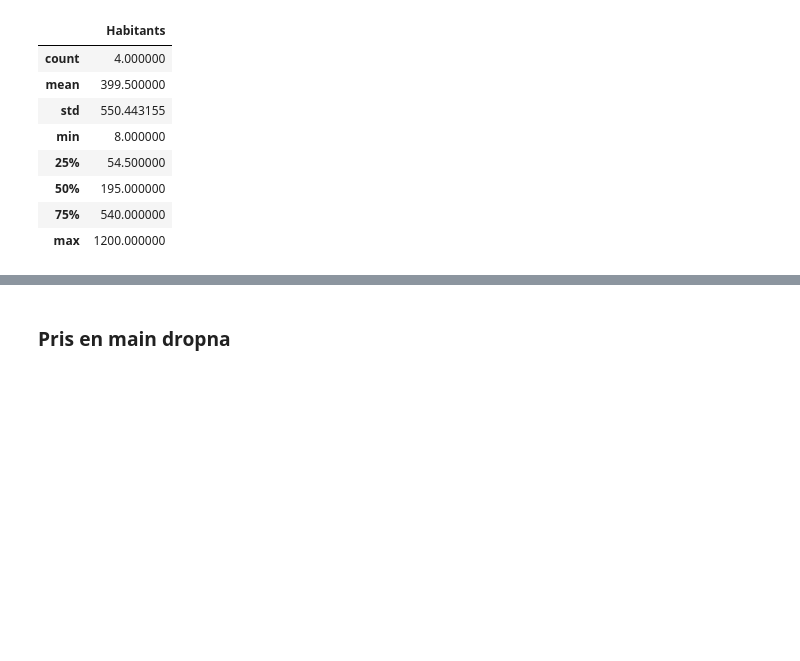
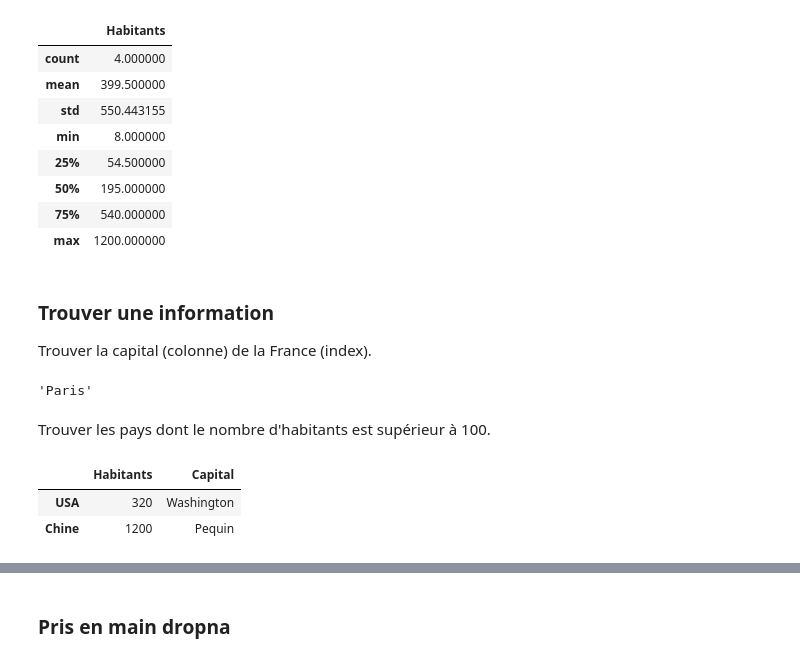
Before and after one commit to mkirschpin/CoursPython, a Jupyter notebook: solutions/Premier.ipynb, the cells around one changed output, grey strips where cells are left out. Saved outputs shown, nothing was run; the diff lists cells and outputs as text; code cells hidden in the pictures; blank space fills up the shorter version.

```diff
--- a/solutions/Premier.ipynb
+++ b/solutions/Premier.ipynb
@@ -112,3 +112,19 @@ monDF.describe()
 | 50% | 195.000000 |
 | 75% | 540.000000 |
 | max | 1200.000000 |
+# %% [markdown]
+### Trouver une information
+
+Trouver la capital (colonne) de la France (index).
+# %%
+monDF.loc [ 'France' ] [ 'Capital' ]
+# %% [output]
+'Paris'
+# %% [markdown]
+Trouver les pays dont le nombre d'habitants est supérieur à 100.
+# %%
+monDF.loc [ monDF [ 'Habitants' ] > 100 ]
+# %% [output]
+|  | Habitants | Capital |
+| USA | 320 | Washington |
+| Chine | 1200 | Pequin |
```
Also changed, not shown: parts of 2 cells of this notebook, 3 other files.
